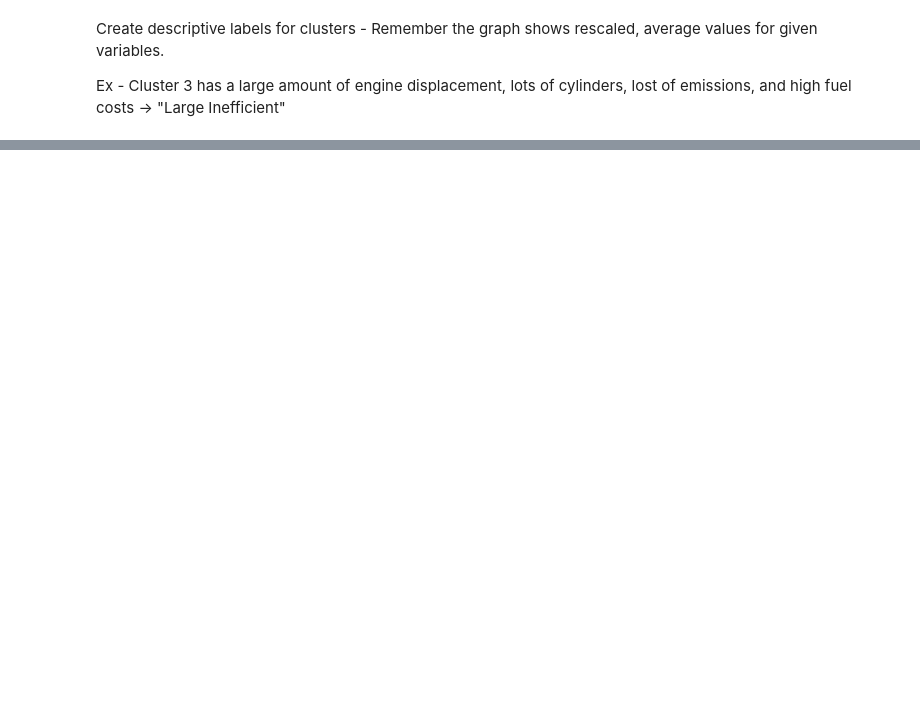
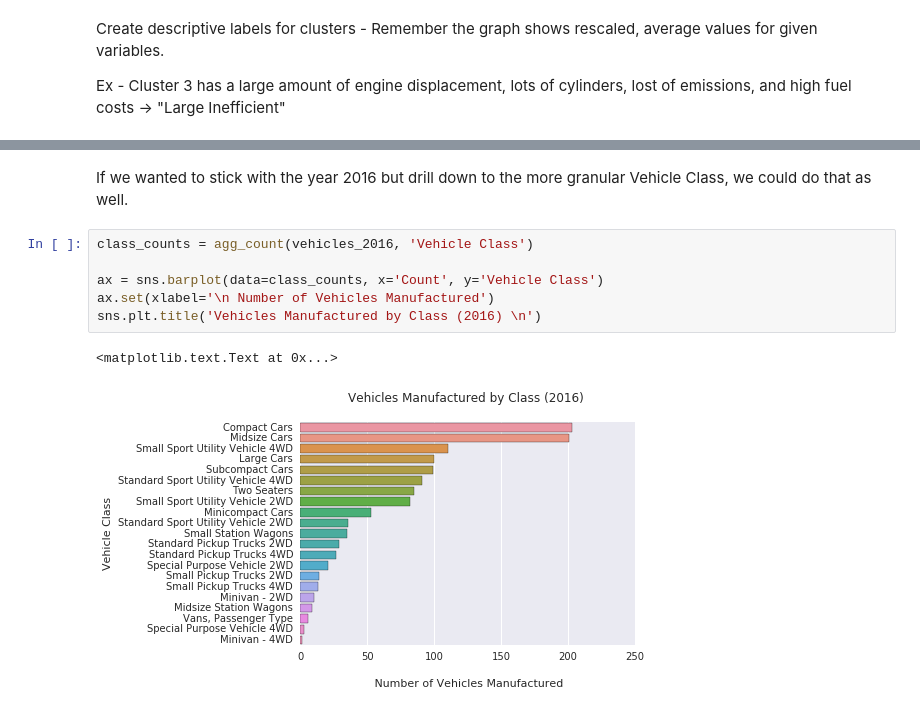
Before and after one commit to just4jc/Logistic-Regression-Using-CNNs, a Jupyter notebook: Data_Exploratory_Tool.ipynb, the cells around one changed output, grey strips where cells are left out. Drawn from its saved outputs; the diff is of its cells as text; blank space fills up the shorter version.

```diff
--- a/Data_Exploratory_Tool.ipynb
+++ b/Data_Exploratory_Tool.ipynb
@@ -396,0 +436,11 @@ vehicles.head()
+# %% [markdown]
+If we wanted to stick with the year 2016 but drill down to the more granular Vehicle Class, we could do that as well.
+# %%
+class_counts = agg_count(vehicles_2016, 'Vehicle Class')
+
+ax = sns.barplot(data=class_counts, x='Count', y='Vehicle Class')
+ax.set(xlabel='\n Number of Vehicles Manufactured')
+sns.plt.title('Vehicles Manufactured by Class (2016) \n')
+# %% [output]
+<matplotlib.text.Text at 0x...>
+[figure, added]
```
Also changed, not shown: parts of 49 cells of this notebook.
